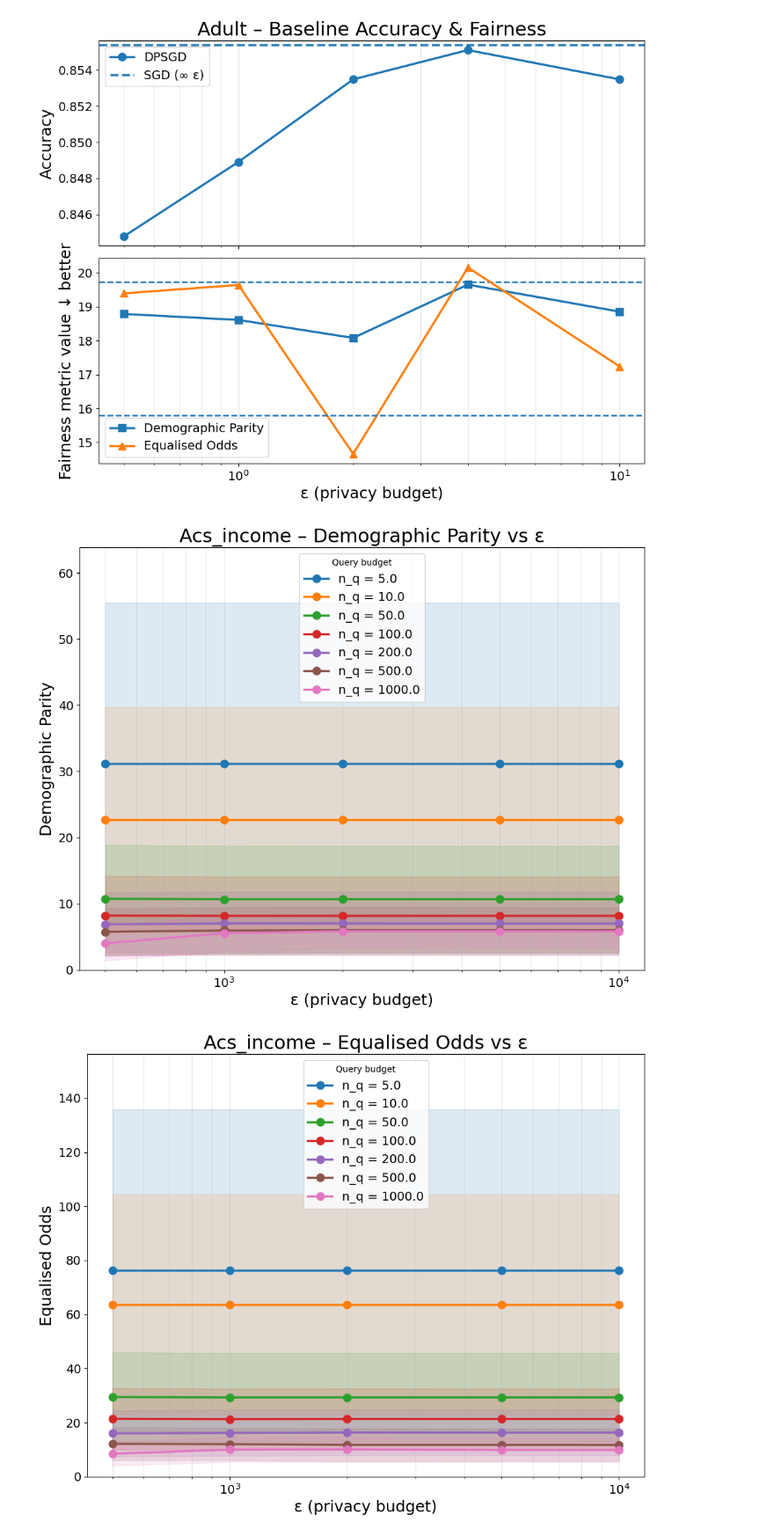
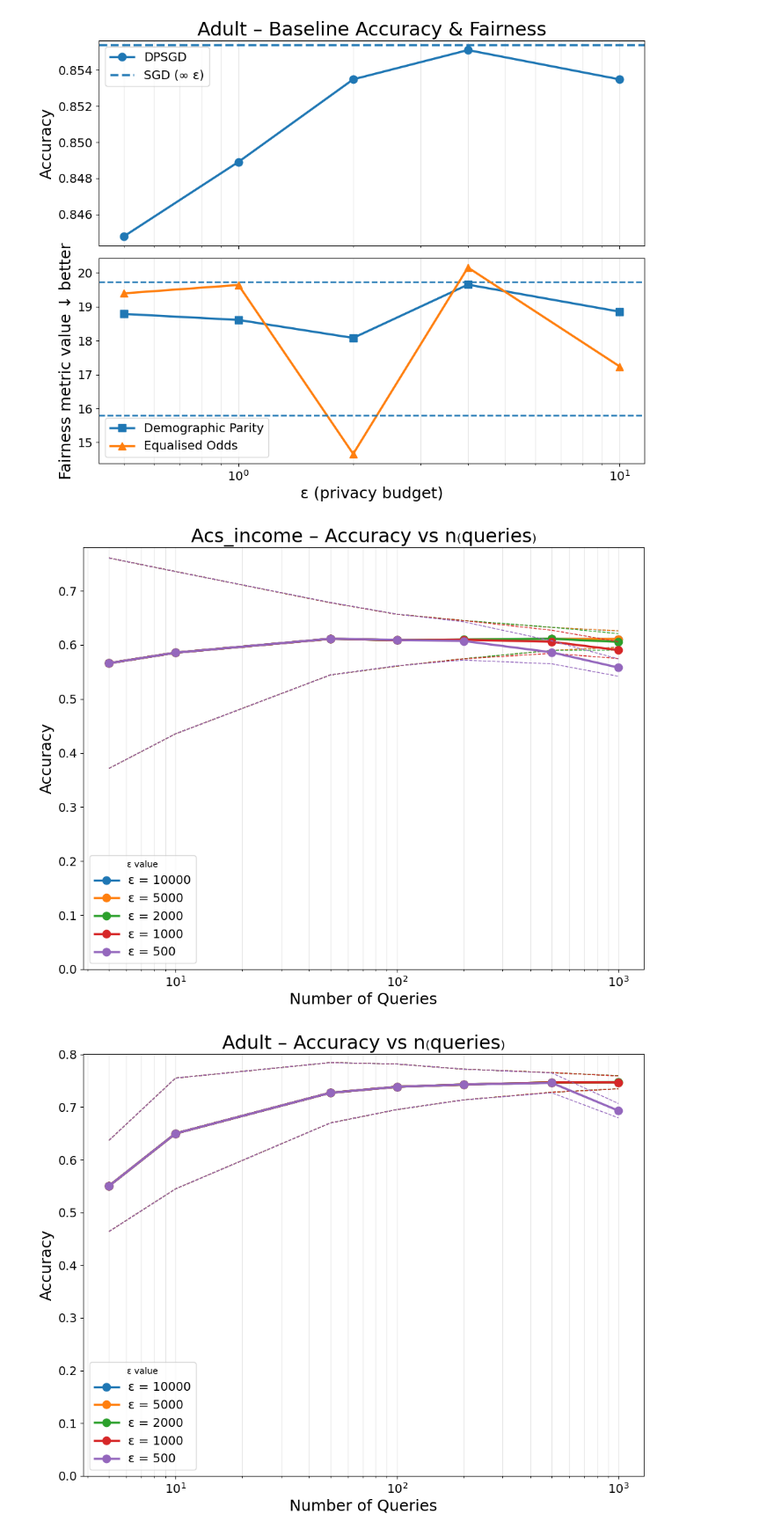
Before and after one commit to Inctus/FYP, a Jupyter notebook: src/plotting.ipynb, the cells around one changed output. Shown at 88% size. Saved outputs shown, nothing was run; the diff lists cells and outputs as text; code cells hidden in the pictures.

Commit message:
Complete plots

```diff
--- a/src/plotting.ipynb
+++ b/src/plotting.ipynb
@@ -266,7 +266,7 @@ baseline_plots(save=True)   # set save=True to write files
 AGT_HIGH = df_high_eps[df_high_eps["technique"] == "agt"].copy()
 # %%
 # ────────────────── FAIRNESS CURVES (FINAL FIXES) ───────────────────────────
-_FAIRNESS_METRICS = ["demographic_parity", "equalised_odds"]
+_FAIRNESS_METRICS = ["accuracy"]
 _COLORS = plt.rcParams["axes.prop_cycle"].by_key()["color"]
 
 def _to_list(x):
@@ -422,33 +422,33 @@ def agt_fairness_vs_epsilon(
             # ---------------- adaptive y-limit -----------------------------
             if y_max is None:
                 finite = np.asarray(all_vals, dtype=float)
                 finite = finite[np.isfinite(finite)]
                 if finite.size:
                     ymax = finite.max() * (1 + y_pad)
                 else:
                     ymax = plt.gca().get_ylim()[1]
             else:
                 ymax = y_max
 
             ax.set_xscale("log")
             ax.set_ylim(bottom=0, top=ymax)
             ax.set_xlabel("ε (privacy budget)")
             ax.set_ylabel(metric.replace("_", " ").title())
             ax.set_title(f"{dataset.capitalize()} – {metric.replace('_',' ').title()} vs ε")
             ax.grid(True, which="both", axis="x", alpha=0.3)
             ax.legend(title="Query budget", loc="best")
 
             plt.tight_layout()
             if save:
                 fig.savefig(out_dir / f"{dataset}_agt_{metric}_vs_epsilon.{ext}", dpi=300)
             plt.show()
 
 # ──────────────────────────── DRIVER EXAMPLES ───────────────────────────────
 # regenerate n_queries plot (largest ε drawn first)
-# agt_fairness_vs_nqueries(save=True, shade_ci=False)
+agt_fairness_vs_nqueries(save=True, shade_ci=False)
 
 # zoom-in version, y_max = 0.05 for extra tight view
 agt_fairness_vs_epsilon(save=True)
 # %% [output]
-[figure, old version]
+[figure, new version]
-[figure, old version]
+[figure, new version]
```
Also changed, not shown: parts of 2 cells of this notebook, 4 other files.
